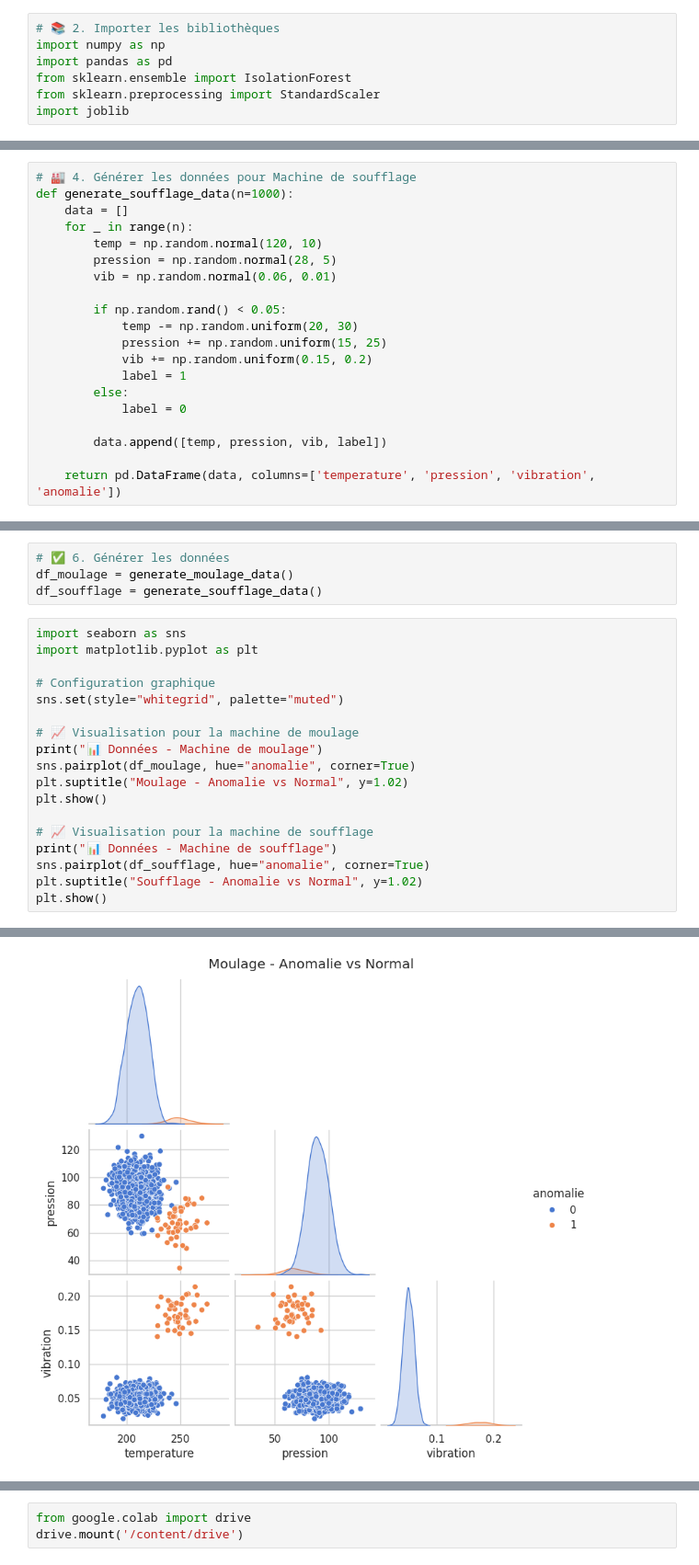
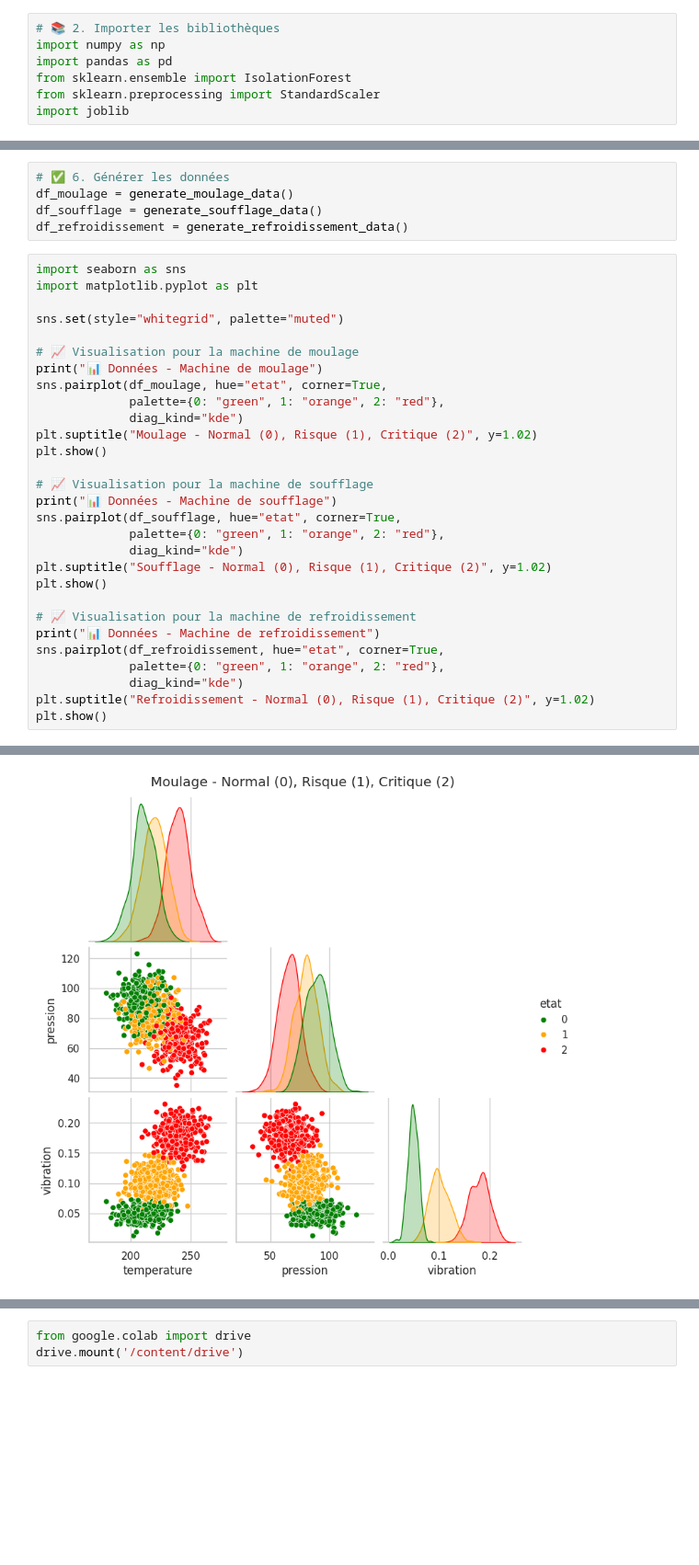
Before and after one commit to iIloRandrianatoandro/ia_api_service, a Jupyter notebook: inter_donnees.ipynb, the cells around one changed output, grey strips where cells are left out. Shown at 92% size. Saved outputs shown, nothing was run; the diff lists cells and outputs as text; blank space fills up the shorter version.

```diff
--- a/inter_donnees.ipynb
+++ b/inter_donnees.ipynb
@@ -42,20 +21,0 @@ def generate_moulage_data(n=1000):
-# %%
-# 🏭 4. Générer les données pour Machine de soufflage
-def generate_soufflage_data(n=1000):
-    data = []
-    for _ in range(n):
-        temp = np.random.normal(120, 10)
-        pression = np.random.normal(28, 5)
-        vib = np.random.normal(0.06, 0.01)
-
-        if np.random.rand() < 0.05:
-            temp -= np.random.uniform(20, 30)
-            pression += np.random.uniform(15, 25)
-            vib += np.random.uniform(0.15, 0.2)
-            label = 1
-        else:
-            label = 0
-
-        data.append([temp, pression, vib, label])
-
-    return pd.DataFrame(data, columns=['temperature', 'pression', 'vibration', 'anomalie'])
@@ -74,25 +135,37 @@ def train_model(df):
 # ✅ 6. Générer les données
 df_moulage = generate_moulage_data()
 df_soufflage = generate_soufflage_data()
+df_refroidissement = generate_refroidissement_data()
 # %%
 import seaborn as sns
 import matplotlib.pyplot as plt
 
-# Configuration graphique
 sns.set(style="whitegrid", palette="muted")
 
 # 📈 Visualisation pour la machine de moulage
 print("📊 Données - Machine de moulage")
-sns.pairplot(df_moulage, hue="anomalie", corner=True)
-plt.suptitle("Moulage - Anomalie vs Normal", y=1.02)
+sns.pairplot(df_moulage, hue="etat", corner=True,
+             palette={0: "green", 1: "orange", 2: "red"},
+             diag_kind="kde")
+plt.suptitle("Moulage - Normal (0), Risque (1), Critique (2)", y=1.02)
 plt.show()
 
 # 📈 Visualisation pour la machine de soufflage
 print("📊 Données - Machine de soufflage")
-sns.pairplot(df_soufflage, hue="anomalie", corner=True)
-plt.suptitle("Soufflage - Anomalie vs Normal", y=1.02)
+sns.pairplot(df_soufflage, hue="etat", corner=True,
+             palette={0: "green", 1: "orange", 2: "red"},
+             diag_kind="kde")
+plt.suptitle("Soufflage - Normal (0), Risque (1), Critique (2)", y=1.02)
 plt.show()
+
+# 📈 Visualisation pour la machine de refroidissement
+print("📊 Données - Machine de refroidissement")
+sns.pairplot(df_refroidissement, hue="etat", corner=True,
+             palette={0: "green", 1: "orange", 2: "red"},
+             diag_kind="kde")
+plt.suptitle("Refroidissement - Normal (0), Risque (1), Critique (2)", y=1.02)
+plt.show()
 # %% [output]
 📊 Données - Machine de moulage
-[figure, old version]
+[figure, new version]
 📊 Données - Machine de soufflage
```
Also changed, not shown: parts of 12 cells of this notebook, 18 other files.
